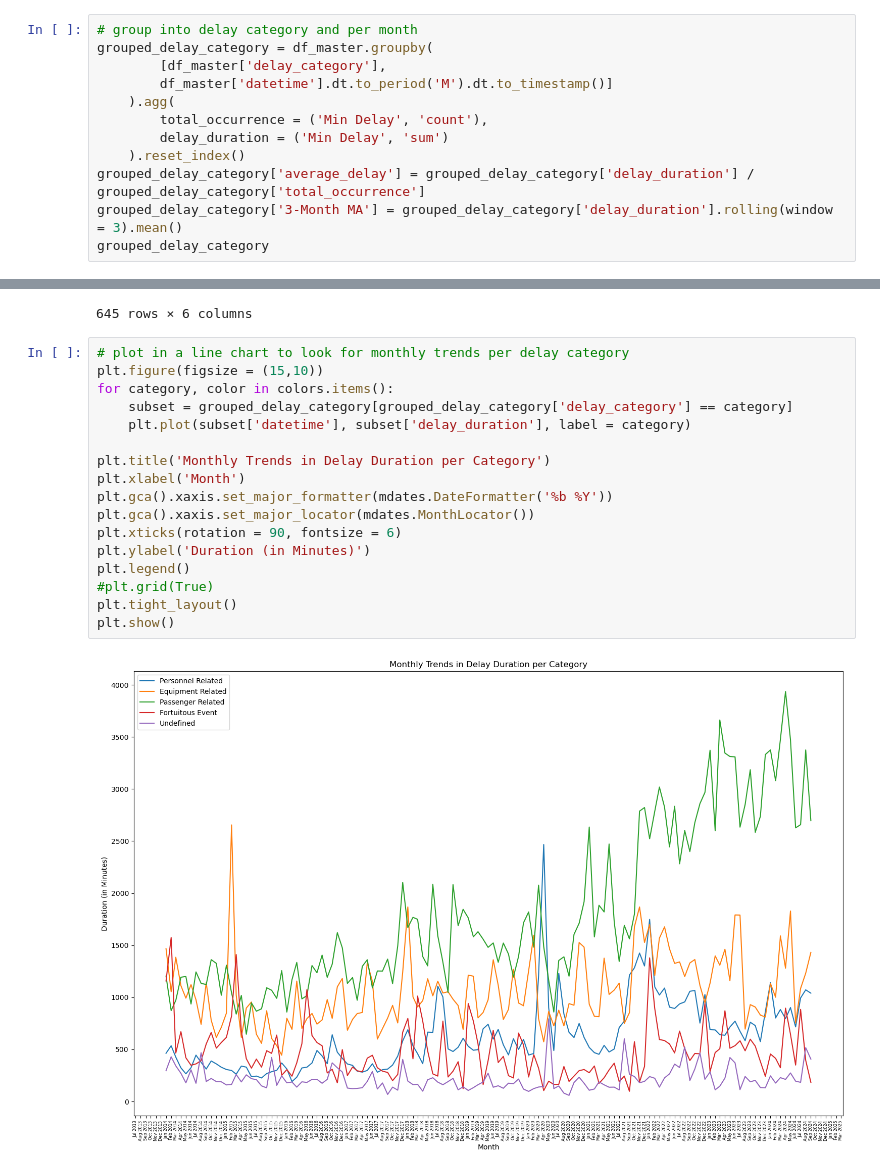
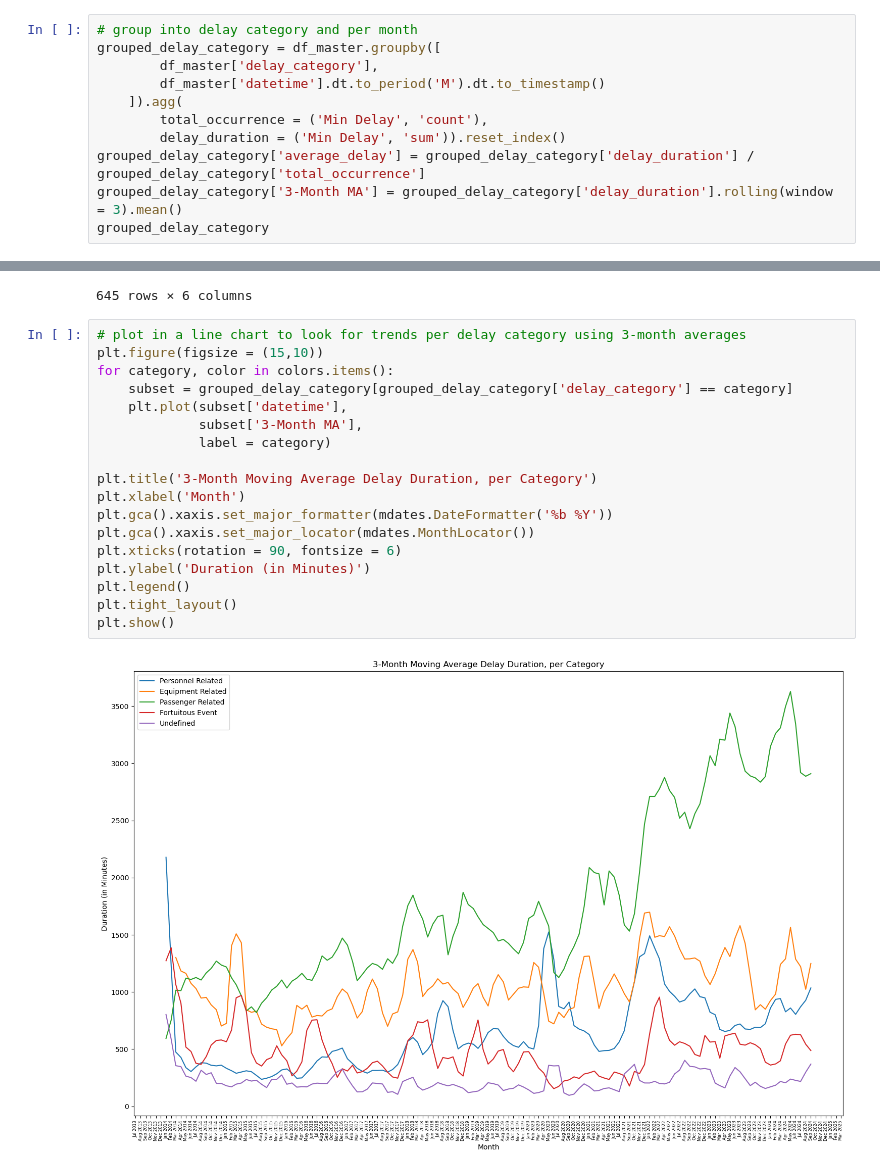
Before and after one commit to emem83/TTC-Delay-Dataset, a Jupyter notebook: TTC_Delay_Dataset_EDA.ipynb, the cells around one changed output, grey strips where cells are left out. Drawn from its saved outputs; the diff is of its cells as text.

```diff
--- a/TTC_Delay_Dataset_EDA.ipynb
+++ b/TTC_Delay_Dataset_EDA.ipynb
@@ -238,13 +248,12 @@ Here we classify delays in terms of risk management:
  - These are events that are high in both frequency and duration (more than 20,000 minutes duration and more than 10,000 occurrences). A single delay cause falls in this classification: 'Disorderly Patron'.
 # %%
 # group into delay category and per month
-grouped_delay_category = df_master.groupby(
-        [df_master['delay_category'],
-        df_master['datetime'].dt.to_period('M').dt.to_timestamp()]
-    ).agg(
+grouped_delay_category = df_master.groupby([
+        df_master['delay_category'],
+        df_master['datetime'].dt.to_period('M').dt.to_timestamp()
+    ]).agg(
         total_occurrence = ('Min Delay', 'count'),
-        delay_duration = ('Min Delay', 'sum')
-    ).reset_index()
+        delay_duration = ('Min Delay', 'sum')).reset_index()
 grouped_delay_category['average_delay'] = grouped_delay_category['delay_duration'] / grouped_delay_category['total_occurrence']
 grouped_delay_category['3-Month MA'] = grouped_delay_category['delay_duration'].rolling(window = 3).mean()
 grouped_delay_category
@@ -263,21 +272,22 @@ grouped_delay_category
 | 644 | Undefined | 2024-09-01 | 348 | 407 | 1.169540 | 369.333333 |
 645 rows × 6 columns
 # %%
-# plot in a line chart to look for monthly trends per delay category
+# plot in a line chart to look for trends per delay category using 3-month averages
 plt.figure(figsize = (15,10))
 for category, color in colors.items():
     subset = grouped_delay_category[grouped_delay_category['delay_category'] == category]
-    plt.plot(subset['datetime'], subset['delay_duration'], label = category)
+    plt.plot(subset['datetime'],
+             subset['3-Month MA'],
+             label = category)
 
-plt.title('Monthly Trends in Delay Duration per Category')
+plt.title('3-Month Moving Average Delay Duration, per Category')
 plt.xlabel('Month')
 plt.gca().xaxis.set_major_formatter(mdates.DateFormatter('%b %Y'))
 plt.gca().xaxis.set_major_locator(mdates.MonthLocator())
 plt.xticks(rotation = 90, fontsize = 6)
 plt.ylabel('Duration (in Minutes)')
 plt.legend()
-#plt.grid(True)
 plt.tight_layout()
 plt.show()
 # %% [output]
-[figure, old version]
+[figure, new version]
```
Also changed, not shown: parts of 13 cells of this notebook.
